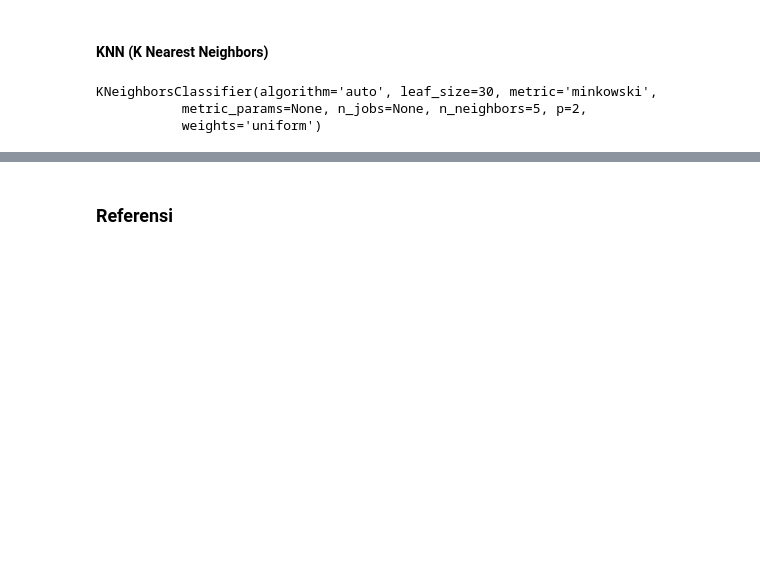
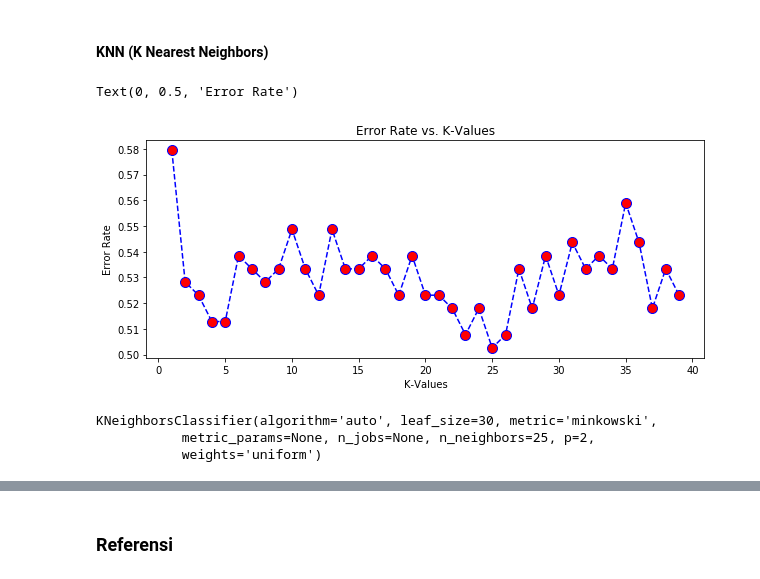
Before and after one commit to aldoazali/ButuhPassingan_IF3170, a Jupyter notebook: IF3170_Butuh_Passingan.ipynb, the cells around one changed output, grey strips where cells are left out. Saved outputs shown, nothing was run; the diff lists cells and outputs as text; code cells hidden in the pictures; blank space fills up the shorter version.

```diff
--- a/IF3170_Butuh_Passingan.ipynb
+++ b/IF3170_Butuh_Passingan.ipynb
@@ -206,13 +206,29 @@ from sklearn.metrics import accuracy_score
 #### KNN (K Nearest Neighbors)
 # %%
 from sklearn.neighbors import KNeighborsClassifier
-
-knn = KNeighborsClassifier()
+# %%
+error_rate = []
+for i in range(1,40):
+    knn = KNeighborsClassifier(n_neighbors=i)
+    knn.fit(X_train_split, y_train_split)
+    predict_knn_i = knn.predict(X_test_split)
+    error_rate.append(np.mean(predict_knn_i != y_test_split))
+# %%
+# Configure and plot error rate over k values
+plt.figure(figsize=(10,4))
+plt.plot(range(1,40), error_rate, color='blue', linestyle='dashed', marker='o', markerfacecolor='red', markersize=10)
+plt.title('Error Rate vs. K-Values')
+plt.xlabel('K-Values')
+plt.ylabel('Error Rate')
+# %% [output]
+Text(0, 0.5, 'Error Rate')
+[figure, added]
 # %%
+knn = KNeighborsClassifier(n_neighbors=25)
 knn.fit(X_train_split, y_train_split)
 # %% [output]
 KNeighborsClassifier(algorithm='auto', leaf_size=30, metric='minkowski',
-           metric_params=None, n_jobs=None, n_neighbors=5, p=2,
+           metric_params=None, n_jobs=None, n_neighbors=25, p=2,
            weights='uniform')
 # %%
 predict_knn = knn.predict(X_test_split)
```
Also changed, not shown: parts of 19 cells of this notebook.
